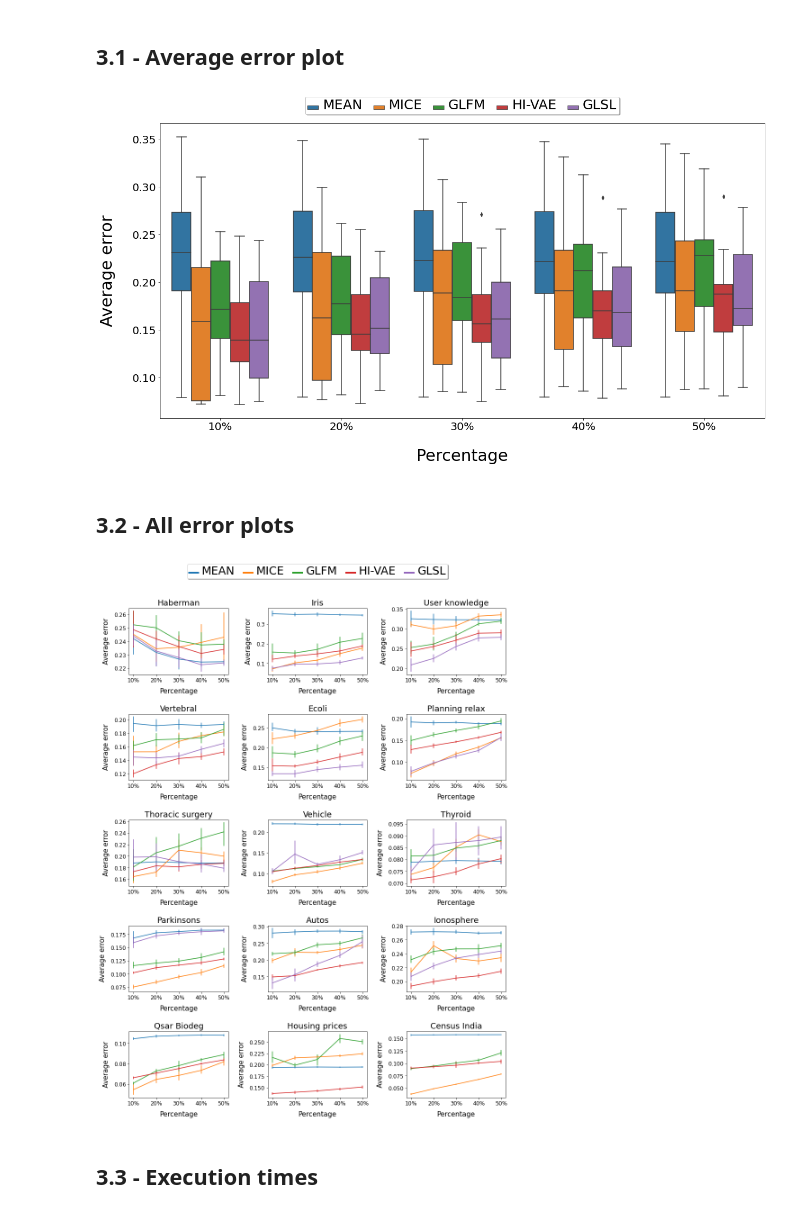
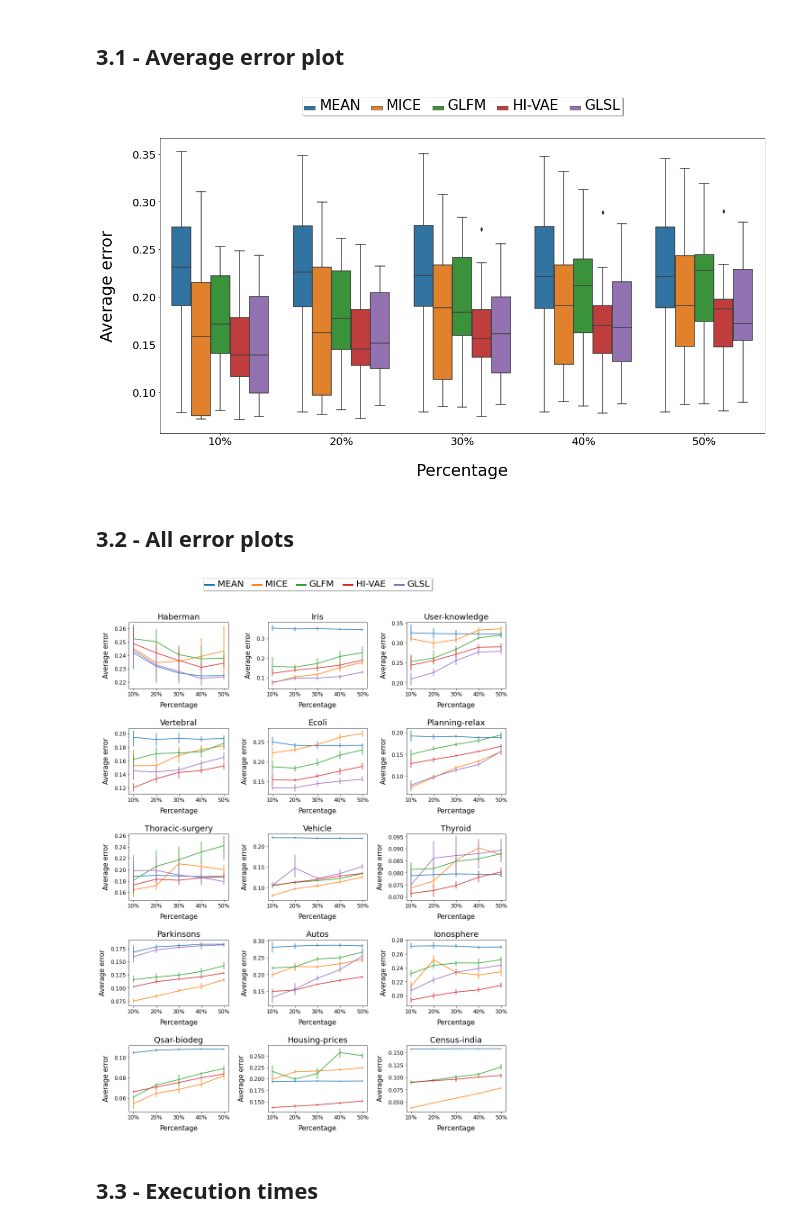
Before and after one commit to ferjorosa/GLSL, a Jupyter notebook: python-project/analyze_results/Missing_results.ipynb, the cells around one changed output. Drawn from its saved outputs; the diff is of its cells as text; code cells hidden in the pictures.

```diff
--- a/python-project/analyze_results/Missing_results.ipynb
+++ b/python-project/analyze_results/Missing_results.ipynb
@@ -144,7 +144,7 @@ methods_2 = [
     "MEAN",
     "MICE",
     "GLFM",
-#     "HIVAE",
+    "HIVAE",
 #     "VBSEM",
 ]
 
@@ -160,7 +160,7 @@ renamed_methods_2 = [
     "MEAN",
     "MICE",
     "GLFM",
-#         "HI-VAE",
+        "HI-VAE",
 #         "GLSL"
 ]
 
@@ -185,8 +185,8 @@ data_names = [
         "webkb_336"
 ]
 
-data_names_fancy = ["HIV test", "Hayes roth", "Balance scale", "Car evaluaiton", "Nursery", "Breast cancer",
-                    "Web Phishing", "Solar flare", "Zoo", "Vote", "Spect heart", "Alarm", "Coil 42", "News 100", "WebKb 336"]
+data_names_fancy = ["HIV-test", "Hayes-roth", "Balance-scale", "Car-evaluaiton", "Nursery", "Breast-cancer",
+                    "Web-phishing", "Solar-flare", "Zoo", "Vote", "Spect-heart", "Alarm", "Coil-42", "News-100", "WebKb-336"]
 
 
 
@@ -281,7 +281,7 @@ for d in range(0, len(data_names)):
 # Final adjustments to the plot
 ############################################################################
 axs[0,1].legend(loc='upper center', bbox_to_anchor=(0.5, 1.70),  fancybox=True, shadow=True, ncol=5, labels=['MEAN', 'MICE', 'GLFM', 'HI-VAE', 'GLSL'])
-plt.setp(axs[0,1].get_legend().get_texts(), fontsize='25') # for legend text
+plt.setp(axs[0,1].get_legend().get_texts(), fontsize='20') # for legend text
 plt.setp(axs[0,1].get_legend().get_title(), fontsize='0') # for legend title
 for line in axs[0,1].get_legend().get_lines():
     line.set_linewidth(4.0)
@@ -578,7 +578,7 @@ data_names = [
         "geo_music"
 ]
 
-data_names_fancy = ["Real state valuation", "Buddymove", "Qsar-fish", "Qsar-aqua", "ILPD", "Alcohol", "Travel reviews",
+data_names_fancy = ["Real-state", "Buddymove", "Qsar-fish", "Qsar-aqua", "ILPD", "Alcohol", "Travel-reviews",
                    "Wine-quality", "Wine", "Leaf", "NBA", "WDBC", "Waveform", "100-plants", "Geo-music"]
 
 
@@ -676,7 +676,7 @@ for d in range(0, len(data_names)):
     # Final adjustments to the plot
 
 axs[0,1].legend(loc='upper center', bbox_to_anchor=(0.5, 1.70),  fancybox=True, shadow=True, ncol=5, labels=['MEAN', 'MICE', 'GLFM', 'HI-VAE', 'GLSL'])
-plt.setp(axs[0,1].get_legend().get_texts(), fontsize='25') # for legend text
+plt.setp(axs[0,1].get_legend().get_texts(), fontsize='20') # for legend text
 plt.setp(axs[0,1].get_legend().get_title(), fontsize='0') # for legend title
 for line in axs[0,1].get_legend().get_lines():
     line.set_linewidth(4.0)
@@ -901,36 +901,36 @@ renamed_methods = ["MEAN", "MICE", "GLFM", "HI-VAE", "GLSL"]
 # %%
 df_error_plot = pd.DataFrame(columns=["dataset", "method", "percentage", "AvgErr"])
 
 for percentage in range(0, 5):
     df = average_error_dfs[percentage]
     percentage_string = str((percentage+1)*10) + "%"
     for method in renamed_methods:
         for i in range(len(df)):
             row = df.loc[i]
             instance = {"dataset": row["dataset"]}
             instance["percentage"] = percentage_string
             instance["method"] = method
             instance["AvgErr"] = row[method]
             df_error_plot = df_error_plot.append(instance, ignore_index=True)
 
 ######################################
 from matplotlib import pyplot as plt
 import seaborn as sns
 
 fig, ax = plt.subplots(figsize=(20,10))
 g = sns.boxplot(data=df_error_plot,x="percentage", y="AvgErr", hue="method", ax = ax)
-ax.legend(loc='upper center', bbox_to_anchor=(0.5, 1.10),
+ax.legend(loc='upper center', bbox_to_anchor=(0.5, 1.15),
           ncol=6, fancybox=True, shadow=True)
-plt.setp(ax.get_legend().get_texts(), fontsize='25') # for legend text
+plt.setp(ax.get_legend().get_texts(), fontsize='26') # for legend text
 plt.setp(ax.get_legend().get_title(), fontsize='0') # for legend title
 ax.tick_params(axis="x", labelsize=20) # x ticks font size
 ax.tick_params(axis="y", labelsize=20) # y ticks font size
 plt.xlabel('Percentage', fontsize=30, labelpad=30)
 plt.ylabel('Average error', fontsize=30, labelpad=30)
 
 plt.savefig('mixed_average_errors.pdf')
 # %% [output]
-[figure, old version]
+[figure, new version]
 # %% [markdown]
 ## 3.2 - All error plots
 # %%
@@ -993,8 +993,8 @@ data_names = [
         "census_india"
 ]
 
-data_names_fancy = ["Haberman", "Iris", "User knowledge", "Vertebral", "Ecoli", "Planning relax", "Thoracic surgery",
-                   "Vehicle", "Thyroid", "Parkinsons", "Autos", "Ionosphere", "Qsar Biodeg", "Housing prices", "Census India"]
+data_names_fancy = ["Haberman", "Iris", "User-knowledge", "Vertebral", "Ecoli", "Planning-relax", "Thoracic-surgery",
+                   "Vehicle", "Thyroid", "Parkinsons", "Autos", "Ionosphere", "Qsar-biodeg", "Housing-prices", "Census-india"]
 
 
 
@@ -1090,7 +1090,7 @@ for d in range(0, len(data_names)):
     # Final adjustments to the plot
 
 axs[0,1].legend(loc='upper center', bbox_to_anchor=(0.5, 1.70),  fancybox=True, shadow=True, ncol=5, labels=['MEAN', 'MICE', 'GLFM', 'HI-VAE', 'GLSL'])
-plt.setp(axs[0,1].get_legend().get_texts(), fontsize='25') # for legend text
+plt.setp(axs[0,1].get_legend().get_texts(), fontsize='20') # for legend text
 plt.setp(axs[0,1].get_legend().get_title(), fontsize='0') # for legend title
 for line in axs[0,1].get_legend().get_lines():
     line.set_linewidth(4.0)
@@ -1100,7 +1100,7 @@ fig.subplots_adjust(wspace=0.4)
 
 plt.savefig('mixed_errors.pdf')
 # %% [output]
-[figure, old version]
+[figure, new version]
 # %% [markdown]
 ## 3.3 - Execution times
 # %%
```
Also changed, not shown: parts of 6 cells of this notebook, 35 other files.
